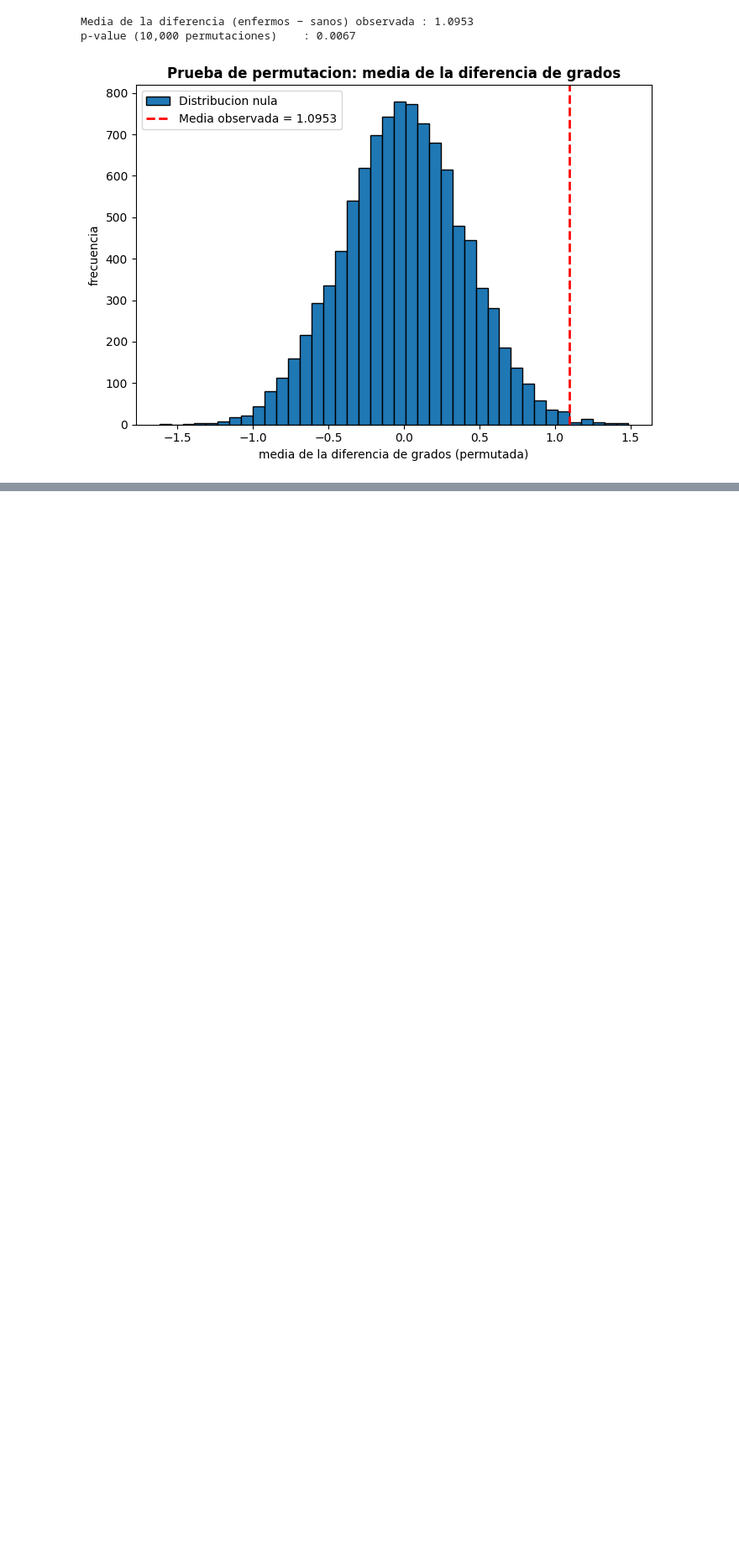
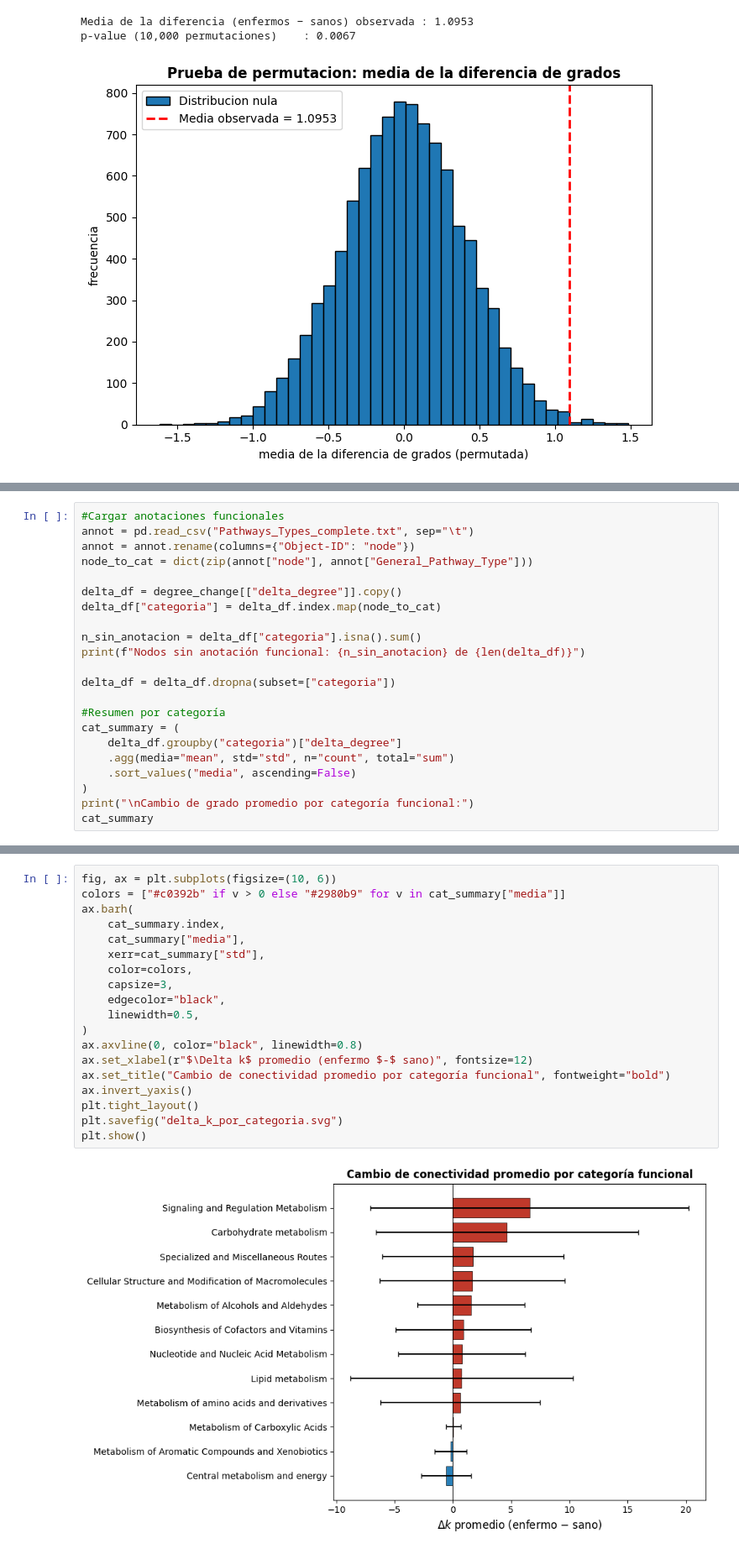
Before and after one commit to rubal501/redes-metagenomica, a Jupyter notebook: analisis.ipynb, the cells around one changed output, grey strips where cells are left out. Shown at 84% size. Cells and saved outputs as stored; diff of their text form; blank space fills up the shorter version.

```diff
--- a/analisis.ipynb
+++ b/analisis.ipynb
@@ -333,0 +405,22 @@ p-value (10,000 permutaciones)    : 0.0067
+# %%
+#Cargar anotaciones funcionales
+annot = pd.read_csv("Pathways_Types_complete.txt", sep="\t")
+annot = annot.rename(columns={"Object-ID": "node"})
+node_to_cat = dict(zip(annot["node"], annot["General_Pathway_Type"]))
+
+delta_df = degree_change[["delta_degree"]].copy()
+delta_df["categoria"] = delta_df.index.map(node_to_cat)
+
+n_sin_anotacion = delta_df["categoria"].isna().sum()
+print(f"Nodos sin anotación funcional: {n_sin_anotacion} de {len(delta_df)}")
+
+delta_df = delta_df.dropna(subset=["categoria"])
+
+#Resumen por categoría
+cat_summary = (
+    delta_df.groupby("categoria")["delta_degree"]
+    .agg(media="mean", std="std", n="count", total="sum")
+    .sort_values("media", ascending=False)
+)
+print("\nCambio de grado promedio por categoría funcional:")
+cat_summary
@@ -333,0 +445,21 @@ p-value (10,000 permutaciones)    : 0.0067
+# %%
+fig, ax = plt.subplots(figsize=(10, 6))
+colors = ["#c0392b" if v > 0 else "#2980b9" for v in cat_summary["media"]]
+ax.barh(
+    cat_summary.index,
+    cat_summary["media"],
+    xerr=cat_summary["std"],
+    color=colors,
+    capsize=3,
+    edgecolor="black",
+    linewidth=0.5,
+)
+ax.axvline(0, color="black", linewidth=0.8)
+ax.set_xlabel(r"$\Delta k$ promedio (enfermo $-$ sano)", fontsize=12)
+ax.set_title("Cambio de conectividad promedio por categoría funcional", fontweight="bold")
+ax.invert_yaxis()
+plt.tight_layout()
+plt.savefig("delta_k_por_categoria.svg")
+plt.show()
+# %% [output]
+[figure, added]
```
Also changed, not shown: parts of 11 cells of this notebook, 3 other files.
